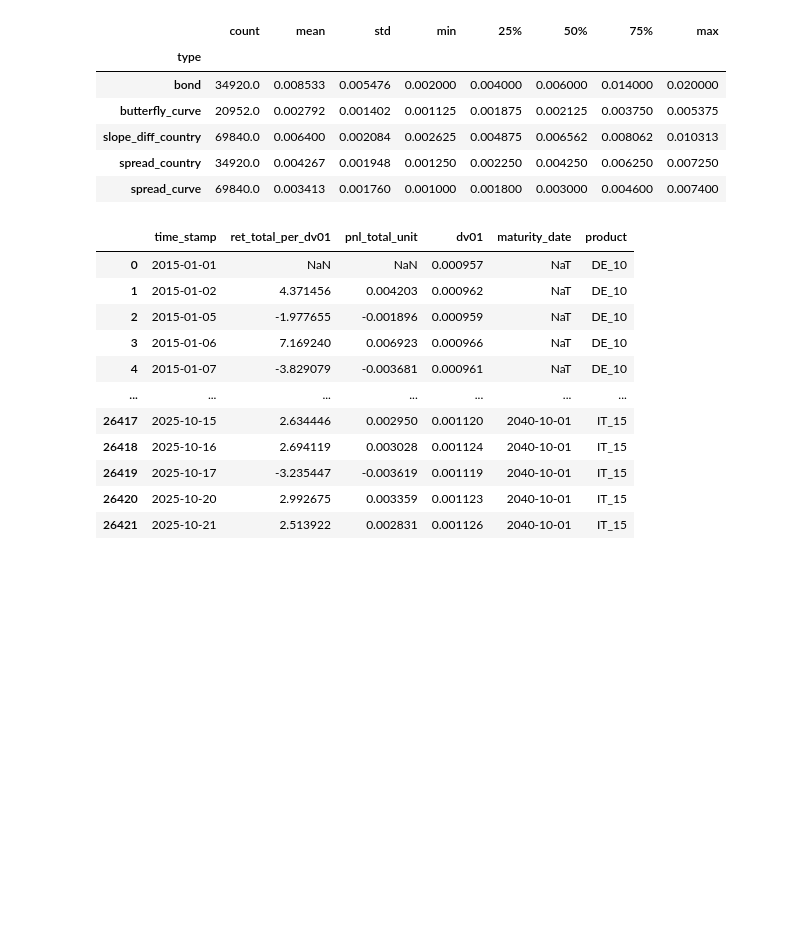
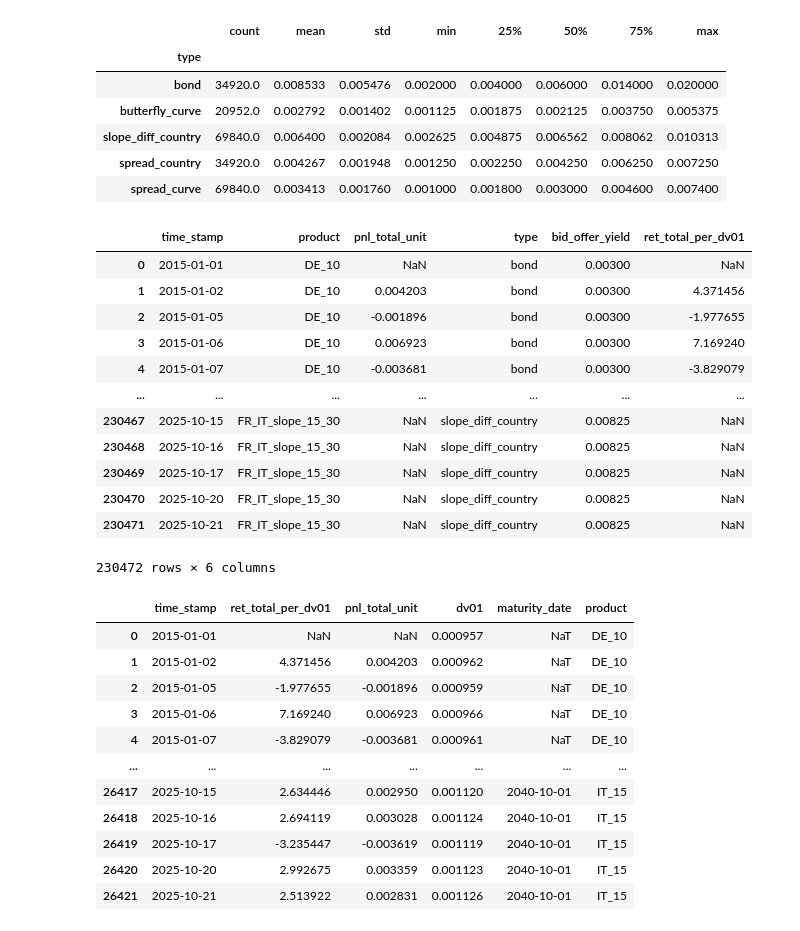
Before and after one commit to pradosth0/Markowitz_based_portfolio_allocation, a Jupyter notebook: pf_bond.ipynb, the cells around one changed output. Cells and saved outputs as stored; diff of their text form; code cells hidden in the pictures; blank space fills up the shorter version.

```diff
--- a/pf_bond.ipynb
+++ b/pf_bond.ipynb
@@ -620,6 +620,22 @@ long[long["type"].isin(["bond", "spread_country", "spread_curve", "butterfly_cur
 | slope_diff_country | 69840.0 | 0.006400 | 0.002084 | 0.002625 | 0.004875 | 0.006562 | 0.008062 | 0.010313 |
 | spread_country | 34920.0 | 0.004267 | 0.001948 | 0.001250 | 0.002250 | 0.004250 | 0.006250 | 0.007250 |
 | spread_curve | 69840.0 | 0.003413 | 0.001760 | 0.001000 | 0.001800 | 0.003000 | 0.004600 | 0.007400 |
+# %%
+long
+# %% [output]
+|  | time_stamp | product | pnl_total_unit | type | bid_offer_yield | ret_total_per_dv01 |
+| 0 | 2015-01-01 | DE_10 | NaN | bond | 0.00300 | NaN |
+| 1 | 2015-01-02 | DE_10 | 0.004203 | bond | 0.00300 | 4.371456 |
+| 2 | 2015-01-05 | DE_10 | -0.001896 | bond | 0.00300 | -1.977655 |
+| 3 | 2015-01-06 | DE_10 | 0.006923 | bond | 0.00300 | 7.169240 |
+| 4 | 2015-01-07 | DE_10 | -0.003681 | bond | 0.00300 | -3.829079 |
+| ... | ... | ... | ... | ... | ... | ... |
+| 230467 | 2025-10-15 | FR_IT_slope_15_30 | NaN | slope_diff_country | 0.00825 | NaN |
+| 230468 | 2025-10-16 | FR_IT_slope_15_30 | NaN | slope_diff_country | 0.00825 | NaN |
+| 230469 | 2025-10-17 | FR_IT_slope_15_30 | NaN | slope_diff_country | 0.00825 | NaN |
+| 230470 | 2025-10-20 | FR_IT_slope_15_30 | NaN | slope_diff_country | 0.00825 | NaN |
+| 230471 | 2025-10-21 | FR_IT_slope_15_30 | NaN | slope_diff_country | 0.00825 | NaN |
+230472 rows × 6 columns
 # %%
 data_completed
 # %% [output]
```
Also changed, not shown: parts of 2 cells of this notebook, 2 other files.
